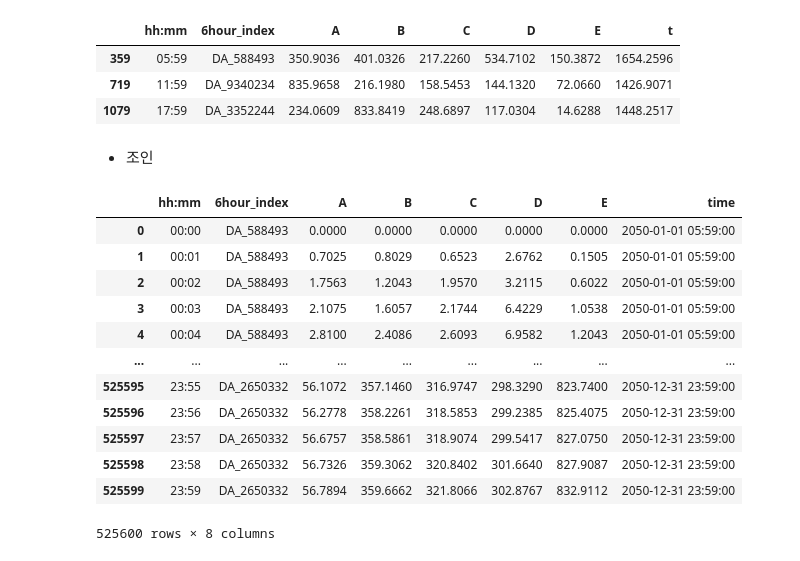
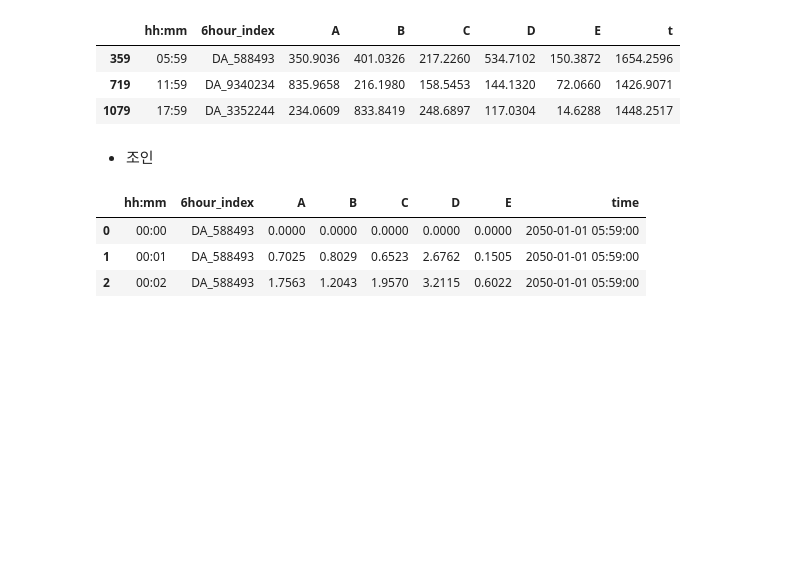
Before and after one commit to teng-ny/ADPStudy, a Jupyter notebook: ADP시험복기/kaggle_15회/(15회) 2-1. 날짜데이터 처리_try2.ipynb, the cells around one changed output. Cells and saved outputs as stored; diff of their text form; code cells hidden in the pictures; blank space fills up the shorter version.

```diff
--- a/ADP시험복기/kaggle_15회/(15회) 2-1. 날짜데이터 처리_try2.ipynb
+++ b/ADP시험복기/kaggle_15회/(15회) 2-1. 날짜데이터 처리_try2.ipynb
@@ -40,18 +42,9 @@ s2.head(3)
 - 조인
 # %%
 zz=pd.merge(ush, pd.merge(s2.rename(columns={'t':'usage'}).reset_index(drop=True), us)[['6hour_index', 'time']])
-zz
+zz.head(3)
 # %% [output]
 |  | hh:mm | 6hour_index | A | B | C | D | E | time |
 | 0 | 00:00 | DA_588493 | 0.0000 | 0.0000 | 0.0000 | 0.0000 | 0.0000 | 2050-01-01 05:59:00 |
 | 1 | 00:01 | DA_588493 | 0.7025 | 0.8029 | 0.6523 | 2.6762 | 0.1505 | 2050-01-01 05:59:00 |
 | 2 | 00:02 | DA_588493 | 1.7563 | 1.2043 | 1.9570 | 3.2115 | 0.6022 | 2050-01-01 05:59:00 |
-| 3 | 00:03 | DA_588493 | 2.1075 | 1.6057 | 2.1744 | 6.4229 | 1.0538 | 2050-01-01 05:59:00 |
-| 4 | 00:04 | DA_588493 | 2.8100 | 2.4086 | 2.6093 | 6.9582 | 1.2043 | 2050-01-01 05:59:00 |
-| ... | ... | ... | ... | ... | ... | ... | ... | ... |
-| 525595 | 23:55 | DA_2650332 | 56.1072 | 357.1460 | 316.9747 | 298.3290 | 823.7400 | 2050-12-31 23:59:00 |
-| 525596 | 23:56 | DA_2650332 | 56.2778 | 358.2261 | 318.5853 | 299.2385 | 825.4075 | 2050-12-31 23:59:00 |
-| 525597 | 23:57 | DA_2650332 | 56.6757 | 358.5861 | 318.9074 | 299.5417 | 827.0750 | 2050-12-31 23:59:00 |
-| 525598 | 23:58 | DA_2650332 | 56.7326 | 359.3062 | 320.8402 | 301.6640 | 827.9087 | 2050-12-31 23:59:00 |
-| 525599 | 23:59 | DA_2650332 | 56.7894 | 359.6662 | 321.8066 | 302.8767 | 832.9112 | 2050-12-31 23:59:00 |
-525600 rows × 8 columns
```
Also changed, not shown: parts of 17 cells of this notebook.
